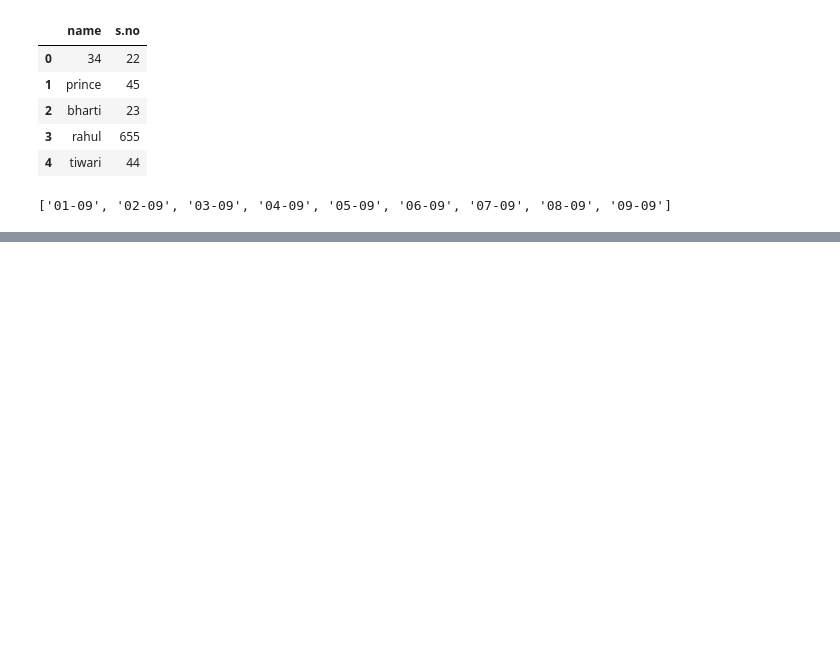
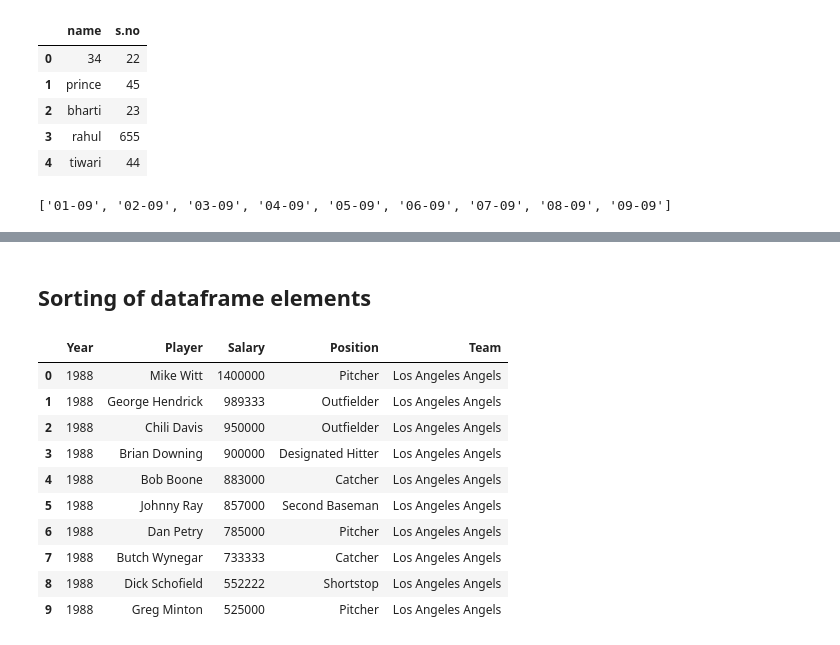
Before and after one commit to princebharti/python_libraries, a Jupyter notebook: practise/pandas-DataFrame data structure practise .ipynb, the cells around one changed output, grey strips where cells are left out. Saved outputs shown, nothing was run; the diff lists cells and outputs as text; code cells hidden in the pictures; blank space fills up the shorter version.

```diff
--- a/practise/pandas-DataFrame data structure practise .ipynb
+++ b/practise/pandas-DataFrame data structure practise .ipynb
@@ -137,0 +158,16 @@ Name: Sex, Length: 1313, dtype: object>
+# %% [markdown]
+## Sorting of dataframe elements
+# %%
+data.sort_index().head(10) # default axis is 0 and sorting wrt to rows
+# %% [output]
+|  | Year | Player | Salary | Position | Team |
+| 0 | 1988 | Mike Witt | 1400000 | Pitcher | Los Angeles Angels |
+| 1 | 1988 | George Hendrick | 989333 | Outfielder | Los Angeles Angels |
+| 2 | 1988 | Chili Davis | 950000 | Outfielder | Los Angeles Angels |
+| 3 | 1988 | Brian Downing | 900000 | Designated Hitter | Los Angeles Angels |
+| 4 | 1988 | Bob Boone | 883000 | Catcher | Los Angeles Angels |
+| 5 | 1988 | Johnny Ray | 857000 | Second Baseman | Los Angeles Angels |
+| 6 | 1988 | Dan Petry | 785000 | Pitcher | Los Angeles Angels |
+| 7 | 1988 | Butch Wynegar | 733333 | Catcher | Los Angeles Angels |
+| 8 | 1988 | Dick Schofield | 552222 | Shortstop | Los Angeles Angels |
+| 9 | 1988 | Greg Minton | 525000 | Pitcher | Los Angeles Angels |
```
Also changed, not shown: parts of 30 cells of this notebook, 7 other files.
